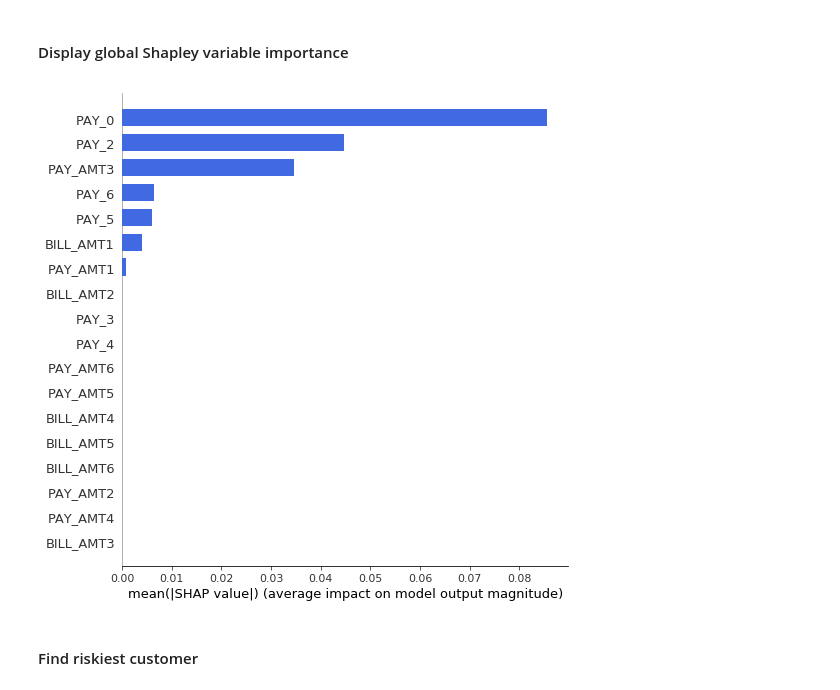
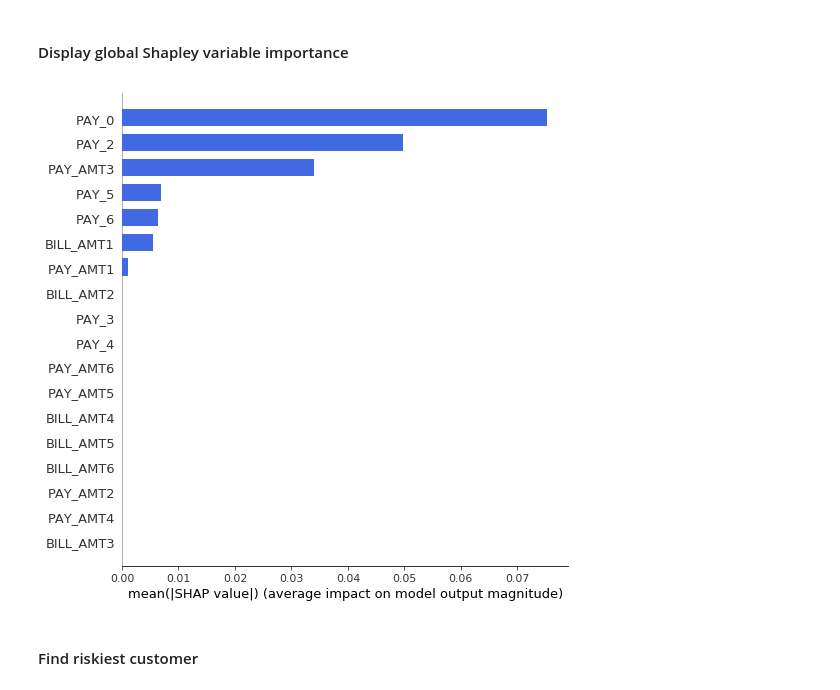
Before and after one commit to jphall663/xai_misconceptions, a Jupyter notebook: dt_shap.ipynb, the cells around one changed output. Saved outputs shown, nothing was run; the diff lists cells and outputs as text; code cells hidden in the pictures.

```diff
--- a/dt_shap.ipynb
+++ b/dt_shap.ipynb
@@ -134,11 +143,11 @@ display(Image(('model.png')))
 # %% [markdown]
 #### Display global Shapley variable importance
 # %%
-explainer = shap.TreeExplainer(clf)
+explainer = shap.TreeExplainer(clf, test[X], model_output='probability', feature_dependence='independent')
 shap_values = explainer.shap_values(test[X].values)
 shap.summary_plot(shap_values[1], X, plot_type='bar', color='royalblue')
 # %% [output]
-[figure, old version]
+[figure, new version]
 # %% [markdown]
 #### Find riskiest customer
 # %%
```
Also changed, not shown: parts of 16 cells of this notebook, 5 other files.
